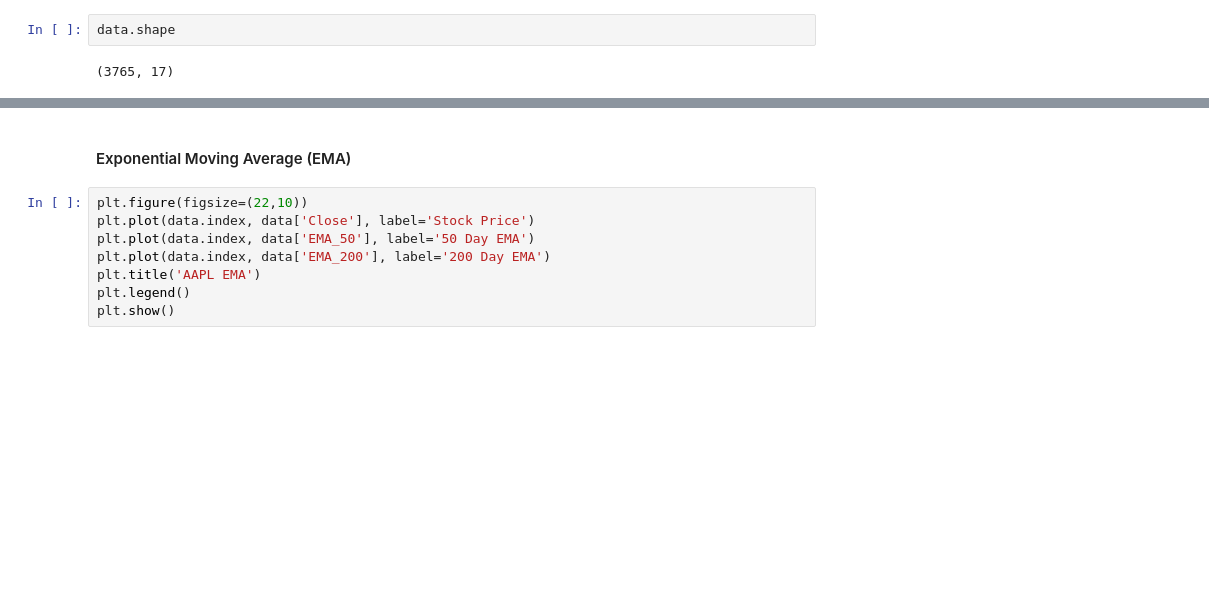
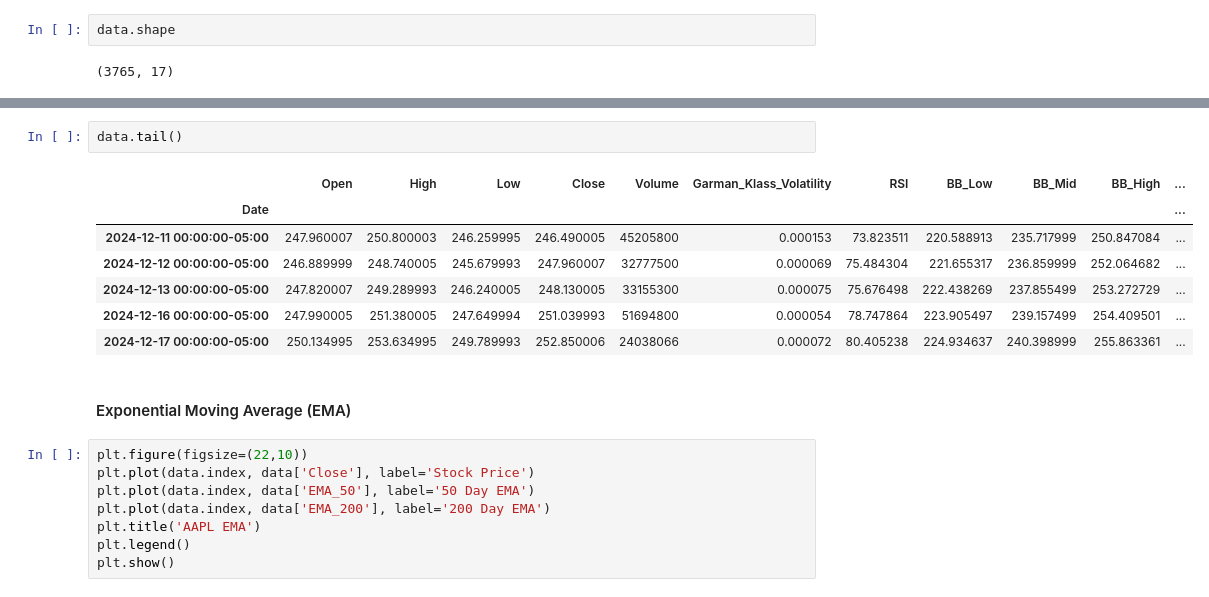
Before and after one commit to nelsonng2002/data-science, a Jupyter notebook: stock_forecast_app/lstm.ipynb, the cells around one changed output, grey strips where cells are left out. Drawn from its saved outputs; the diff is of its cells as text; blank space fills up the shorter version.

```diff
--- a/stock_forecast_app/lstm.ipynb
+++ b/stock_forecast_app/lstm.ipynb
@@ -112,4 +112,14 @@ data
 3765 rows × 17 columns
+# %%
+data.tail()
+# %% [output]
+|  | Open | High | Low | Close | Volume | Garman_Klass_Volatility | RSI | BB_Low | BB_Mid | BB_High | ... |
+| Date |  |  |  |  |  |  |  |  |  |  | ... |
+| 2024-12-11 00:00:00-05:00 | 247.960007 | 250.800003 | 246.259995 | 246.490005 | 45205800 | 0.000153 | 73.823511 | 220.588913 | 235.717999 | 250.847084 | ... |
+| 2024-12-12 00:00:00-05:00 | 246.889999 | 248.740005 | 245.679993 | 247.960007 | 32777500 | 0.000069 | 75.484304 | 221.655317 | 236.859999 | 252.064682 | ... |
+| 2024-12-13 00:00:00-05:00 | 247.820007 | 249.289993 | 246.240005 | 248.130005 | 33155300 | 0.000075 | 75.676498 | 222.438269 | 237.855499 | 253.272729 | ... |
+| 2024-12-16 00:00:00-05:00 | 247.990005 | 251.380005 | 247.649994 | 251.039993 | 51694800 | 0.000054 | 78.747864 | 223.905497 | 239.157499 | 254.409501 | ... |
+| 2024-12-17 00:00:00-05:00 | 250.134995 | 253.634995 | 249.789993 | 252.850006 | 24038066 | 0.000072 | 80.405238 | 224.934637 | 240.398999 | 255.863361 | ... |
 # %% [markdown]
 #### Exponential Moving Average (EMA)
 # %%
```
Also changed, not shown: parts of 12 cells of this notebook, 1 other file.
